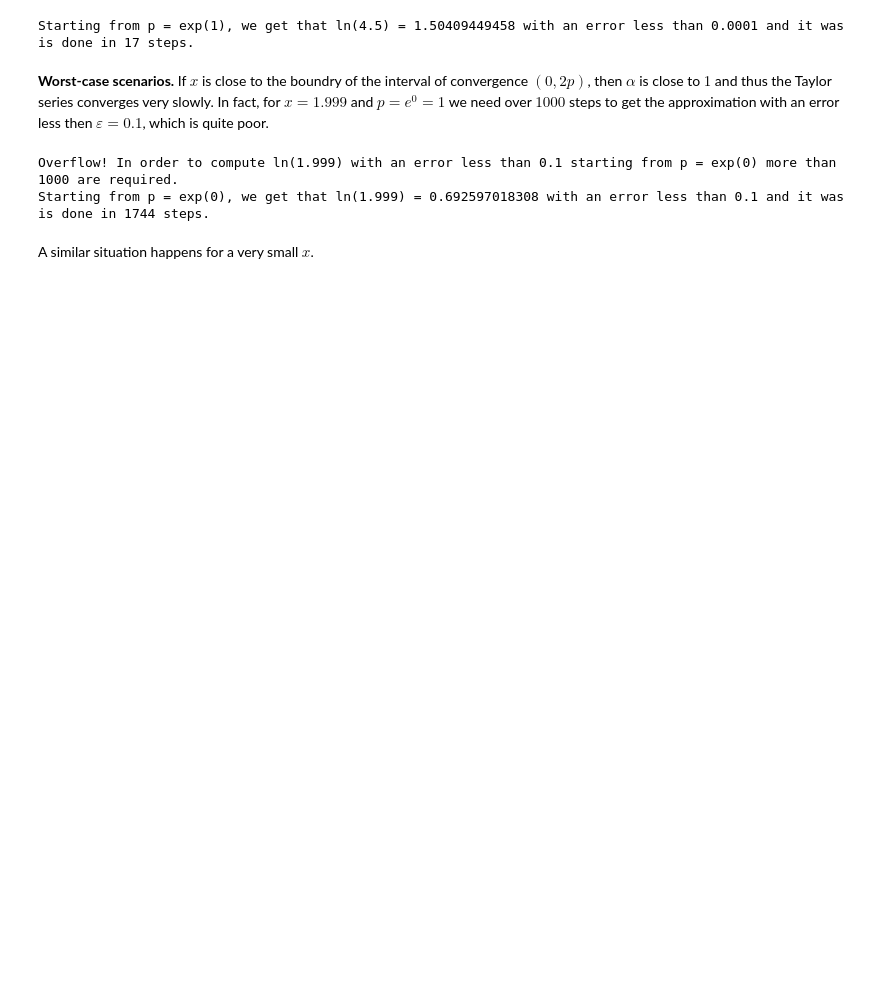
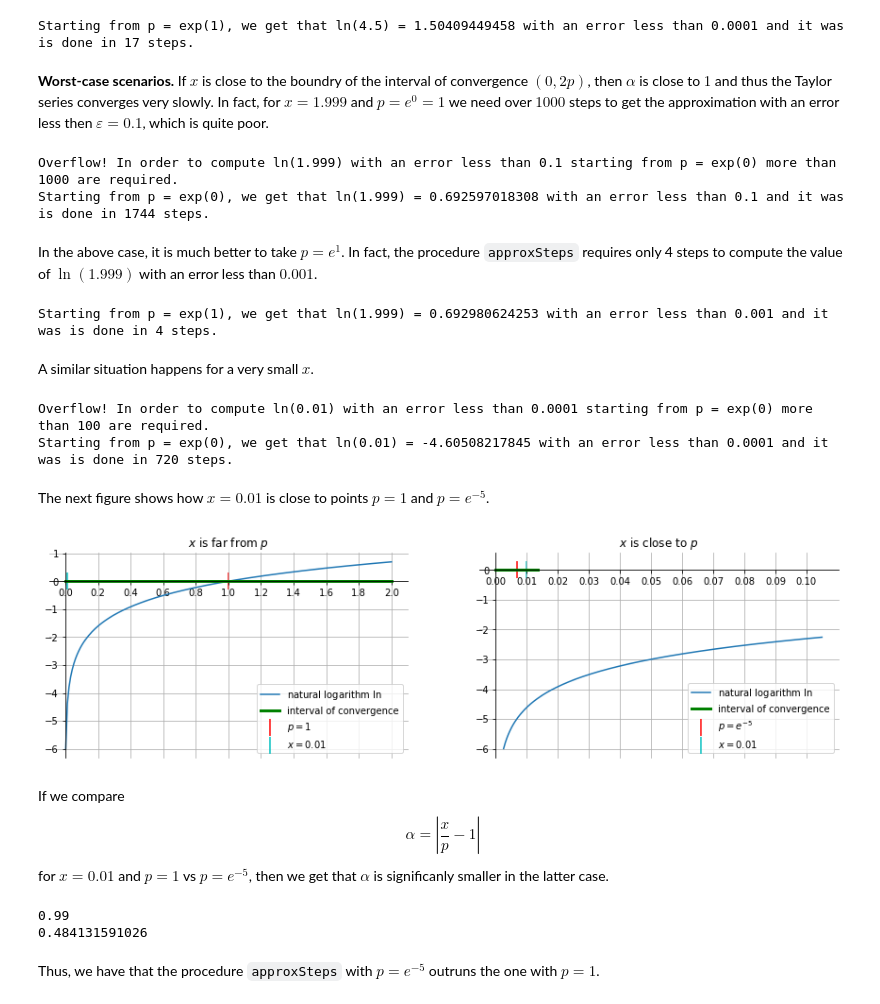
Before and after one commit to FallenApart/taylor-approximation-optimization, a Jupyter notebook: main.ipynb, the cells around one changed output. Drawn from its saved outputs; the diff is of its cells as text; code cells hidden in the pictures; blank space fills up the shorter version.

Commit message:
It is left to prove, that C0 is the best one"

````diff
--- a/main.ipynb
+++ b/main.ipynb
@@ -140,6 +140,84 @@ approxStepsMsg(1.999, 0, 0.1, 10000);
 # %% [output]
 Overflow! In order to compute ln(1.999) with an error less than 0.1 starting from p = exp(0) more than 1000 are required.
 Starting from p = exp(0), we get that ln(1.999) = 0.692597018308 with an error less than 0.1 and it was is done in 1744 steps.
+# %% [markdown]
+In the above case, it is much better to take $p=e^1$. In fact, the procedure ```approxSteps``` requires only 4 steps to compute the value of $\ln(1.999)$ with an error less than $0.001$.
+# %%
+approxStepsMsg(1.999, 1, 0.001, 100);
+# %% [output]
+Starting from p = exp(1), we get that ln(1.999) = 0.692980624253 with an error less than 0.001 and it was is done in 4 steps.
 # %% [markdown]
  A similar situation happens for a very small $x$.
+# %%
+approxStepsMsg(0.01, 0, 0.0001, 100);
+approxStepsMsg(0.01, 0, 0.0001, 1000);
+# %% [output]
+Overflow! In order to compute ln(0.01) with an error less than 0.0001 starting from p = exp(0) more than 100 are required.
+Starting from p = exp(0), we get that ln(0.01) = -4.60508217845 with an error less than 0.0001 and it was is done in 720 steps.
+# %% [markdown]
+The next figure shows how $x=0.01$ is close to points $p=1$ and $p=e^{-5}$.
+# %%
+x = np.linspace(0.0025, 2,200)
+x2 = np.linspace(0.0025, 0.105,200)
+
+ax = plt.subplots(figsize=(15, 4))
+
+plt.subplot(1, 2, 1)
+
+plt.plot(x, np.log(x), label='natural logarithm $\ln$')
+plt.plot([2, 0], [0, 0], color = 'g', linewidth = 3, label = 'interval of convergence')
+plt.scatter([1],[0], marker = '|', s = 300, color = 'r', label = '$p = 1$')
+plt.scatter([0.01],[0], marker = '|', s = 300, color = 'c', label = '$x = 0.01$')
+
+ax = plt.gca()
+
+ax.spines['right'].set_color('none')
+ax.spines['top'].set_color('none')
+ax.spines['left'].set_position('zero')
+ax.spines['bottom'].set_position('zero')
+ax.grid(True, which='both')
+
+plt.xticks(np.linspace(0,2,11))
+
+plt.title('$x$ is far from $p$')
+plt.legend(loc = 4)
+
+plt.subplot(1, 2, 2)
+
+plt.plot(x2, np.log(x2), label='natural logarithm $\ln$')
+plt.plot([2*np.exp(-5), 0], [0, 0], color = 'g', linewidth = 3, label = 'interval of convergence')
+plt.scatter([np.exp(-5)],[0], marker = '|', s = 300, color = 'r', label = '$p = e^{-5}$')
+plt.scatter([0.01],[0], marker = '|', s = 300, color = 'c', label = '$x = 0.01$')
+
+ax = plt.gca()
+
+ax.spines['right'].set_color('none')
+ax.spines['top'].set_color('none')
+ax.spines['left'].set_position('zero')
+ax.spines['bottom'].set_position('zero')
+ax.grid(True, which='both')
+
+plt.xticks(np.linspace(0,0.1,11))
+
+plt.title('$x$ is close to $p$')
+plt.legend(loc = 4)
+
+plt.show()
+# %% [output]
+[figure, added]
+# %% [markdown]
+If we compare
+$$\alpha = \left|\frac{x}{p}-1\right|$$
+for $x=0.01$ and $p=1$ vs $p=e^{-5}$, then we get that $\alpha$ is significanly smaller in the latter case.
+# %%
+x = 0.01;
+p = 1;
+print(np.abs(x/p - 1));
+p = np.exp(-5);
+print(np.abs(x/p - 1));
+# %% [output]
+0.99
+0.484131591026
+# %% [markdown]
+Thus, we have that the procedure ```approxSteps``` with $p=e^{-5}$ outruns the one with $p=1$.
 # %%
````
Also changed, not shown: parts of 7 cells of this notebook.
